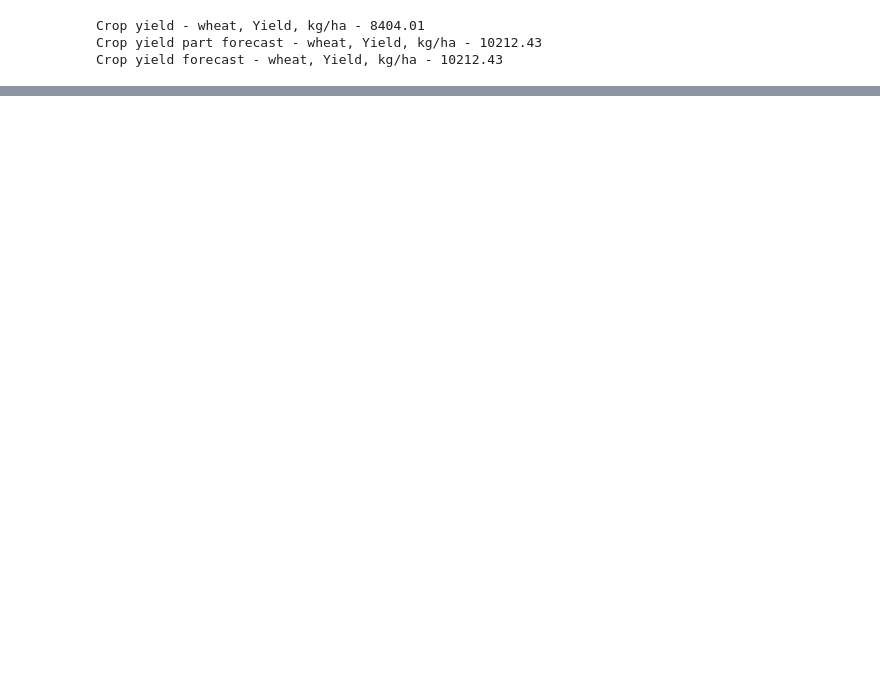
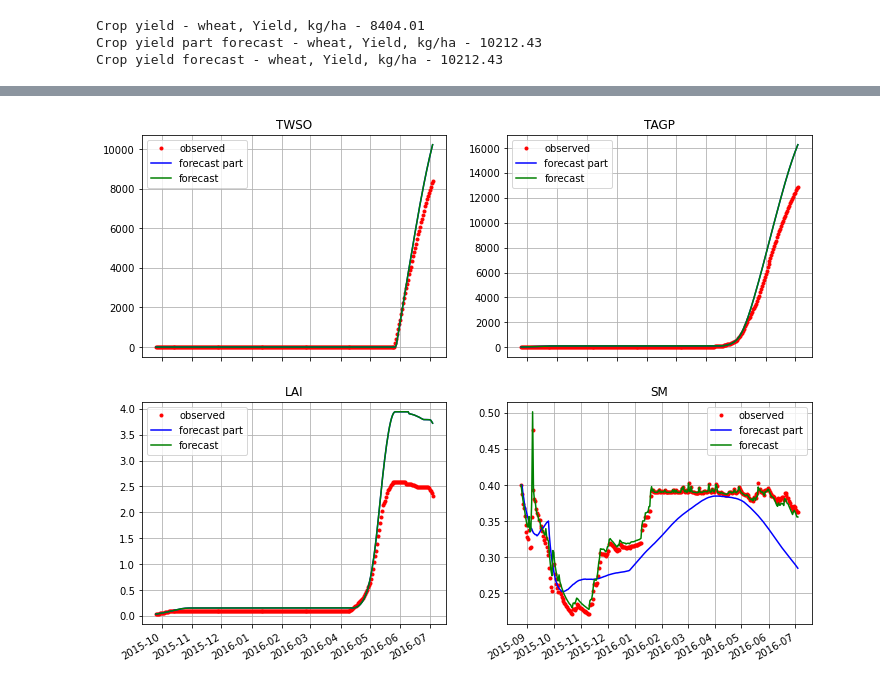
Before and after one commit to mishagrol/CS_MSU, a Jupyter notebook: Course Work/Final.ipynb, the cells around one changed output, grey strips where cells are left out. Cells and saved outputs as stored; diff of their text form; code cells hidden in the pictures; blank space fills up the shorter version.

Commit message:
add: Water-limited WOFOST🌧

```diff
--- a/Course Work/Final.ipynb
+++ b/Course Work/Final.ipynb
@@ -1050,0 +1059,50 @@ Crop yield forecast - wheat, Yield, kg/ha - 10212.43
+# %%
+# Convert int format of DAY into str
+weather_df.loc[:, 'DAY'] = weather_df.loc[:, 'DAY'].astype(str)
+weather_forecast_df.loc[:, 'DAY'] = weather_forecast_df.loc[:, 'DAY'].astype(str)
+weather_part_forecast_df.loc[:, 'DAY'] = weather_part_forecast_df.loc[:, 'DAY'].astype(str)
+
+weather_crop_model = ForecastConverter(
+    metainfo=metainfo,
+    df=weather_df,
+    dateformat="%Y%m%d"
+)
+weather_forecast_crop_model = ForecastConverter(
+    metainfo=metainfo,
+    df=weather_forecast_df,
+    dateformat="%Y%m%d"
+)
+weather_part_forecas_crop_model = ForecastConverter(
+    metainfo=metainfo,
+    df=weather_part_forecast_df,
+    dateformat="%Y%m%d"
+)
+
+dictWeather = {'Observed': weather_crop_model,
+              'Forecast Part': weather_forecast_crop_model,
+              'Forecast': weather_part_forecas_crop_model}
+defRes = {}
+for key, value in dictWeather.items():
+    # Part forecast weather
+    wfst71_FLD = Wofost71_WLP_FD(
+        params,
+        value,
+        agromanagement
+    )
+    wfst71_FLD.run_till_terminate()
+    df_FLD = pd.DataFrame(wfst71_FLD.get_output())
+    df_FLD = df_FLD.set_index("day")
+
+    defRes[key] = df_FLD
+
+fig, axes = plt.subplots(nrows=2, ncols=2, figsize=(12,10))
+for var, ax in zip(["TWSO", "TAGP", "LAI", "SM"], axes.flatten()):
+    ax.plot_date(defRes['Observed'].index, defRes['Observed'][var], 'r.', label = 'observed')
+    ax.plot_date(defRes['Forecast Part'].index, defRes['Forecast Part'][var], 'b-', label = 'forecast part')
+    ax.plot_date(defRes['Forecast'].index, defRes['Forecast'][var], 'g-', label = 'forecast')
+    ax.set_title(var)
+    ax.grid()
+    ax.legend()
+fig.autofmt_xdate()
+# %% [output]
+[figure, added]
```
Also changed, not shown: parts of 5 cells of this notebook.
